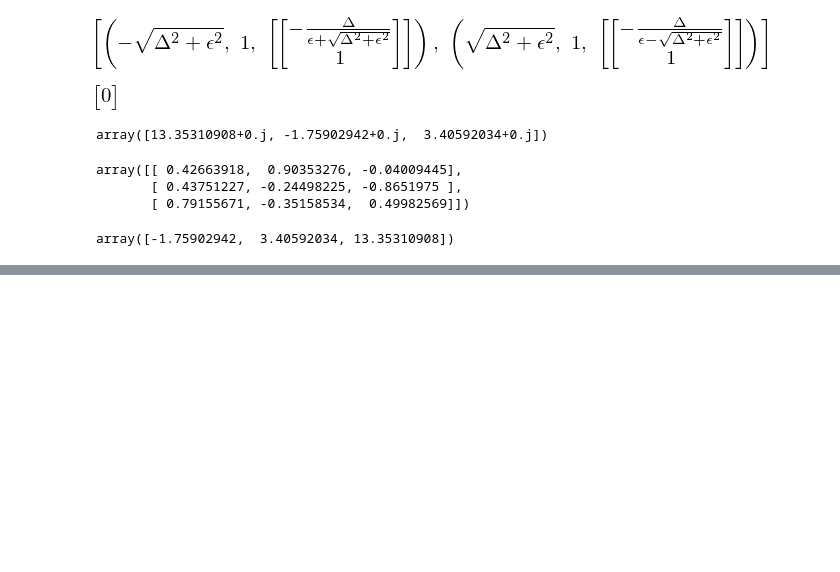
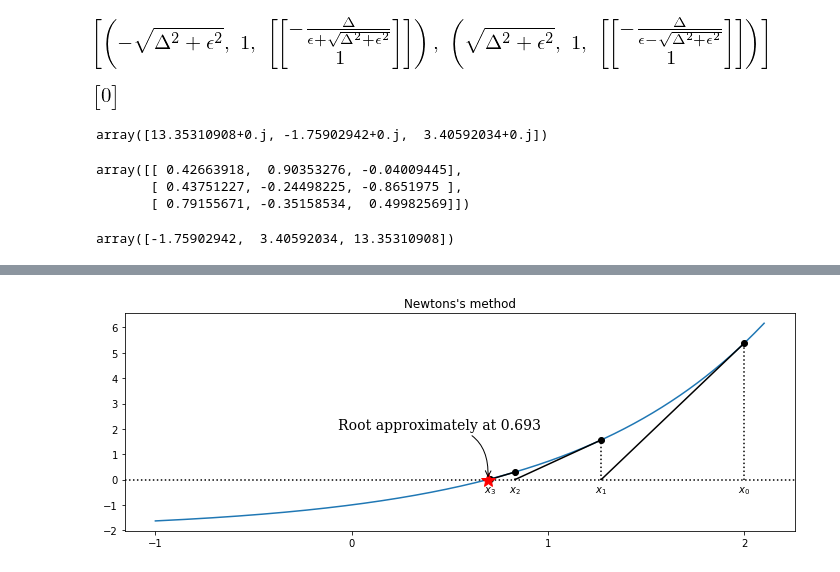
Before and after one commit to SamMachariaPhD/Numerical_Python, a Jupyter notebook: Chapter 5 -- Equation Solving.ipynb, the cells around one changed output, grey strips where cells are left out. Drawn from its saved outputs; the diff is of its cells as text; code cells hidden in the pictures; blank space fills up the shorter version.

```diff
--- a/Chapter 5 -- Equation Solving.ipynb
+++ b/Chapter 5 -- Equation Solving.ipynb
@@ -269,0 +360,43 @@ array([-1.75902942,  3.40592034, 13.35310908])
+# %%
+# define a function, desired tolerance and starting point xk
+tol = 0.01
+xk = 2
+
+s_x = sympy.symbols("x")
+s_f = sympy.exp(s_x) - 2
+
+f = lambda x: sympy.lambdify(s_x, s_f, 'numpy')(x)
+fp = lambda x: sympy.lambdify(s_x, sympy.diff(s_f,s_x), 'numpy')(x)
+
+x = np.linspace(-1, 2.1, 1000)
+
+# setup a graph for visualizing the root finding steps
+fig,ax = plt.subplots(1,1, figsize=(12,4))
+
+ax.plot(x,f(x))
+ax.axhline(0, ls=':', color='k')
+
+# iterate Newton's method until convergence to the desired tolerance has been reached
+n = 0
+while f(xk) > tol:
+    xk_new = xk - f(xk) / fp(xk)
+    ax.plot([xk,xk], [0,f(xk)], color='k', ls=':')
+    ax.plot(xk,f(xk),'ko')
+    ax.text(xk,-.5,r'$x_%d$' %n, ha='center')
+    ax.plot([xk, xk_new], [f(xk),0], 'k-')
+    xk = xk_new
+    n += 1
+
+ax.plot(xk, f(xk), 'r*', markersize=15)
+ax.annotate("Root approximately at %.3f" %xk,\
+           fontsize=14, family="serif",\
+           xy=(xk, f(xk)), xycoords='data',\
+           xytext=(-150,+50), textcoords='offset points',\
+           arrowprops=dict(arrowstyle="->", connectionstyle="arc3, rad=-.5"))
+
+ax.set_title("Newtons's method")
+ax.set_xticks([-1,0,1,2])
+
+plt.show()
+# %% [output]
+[figure, added]
```
Also changed, not shown: parts of 9 cells of this notebook.
